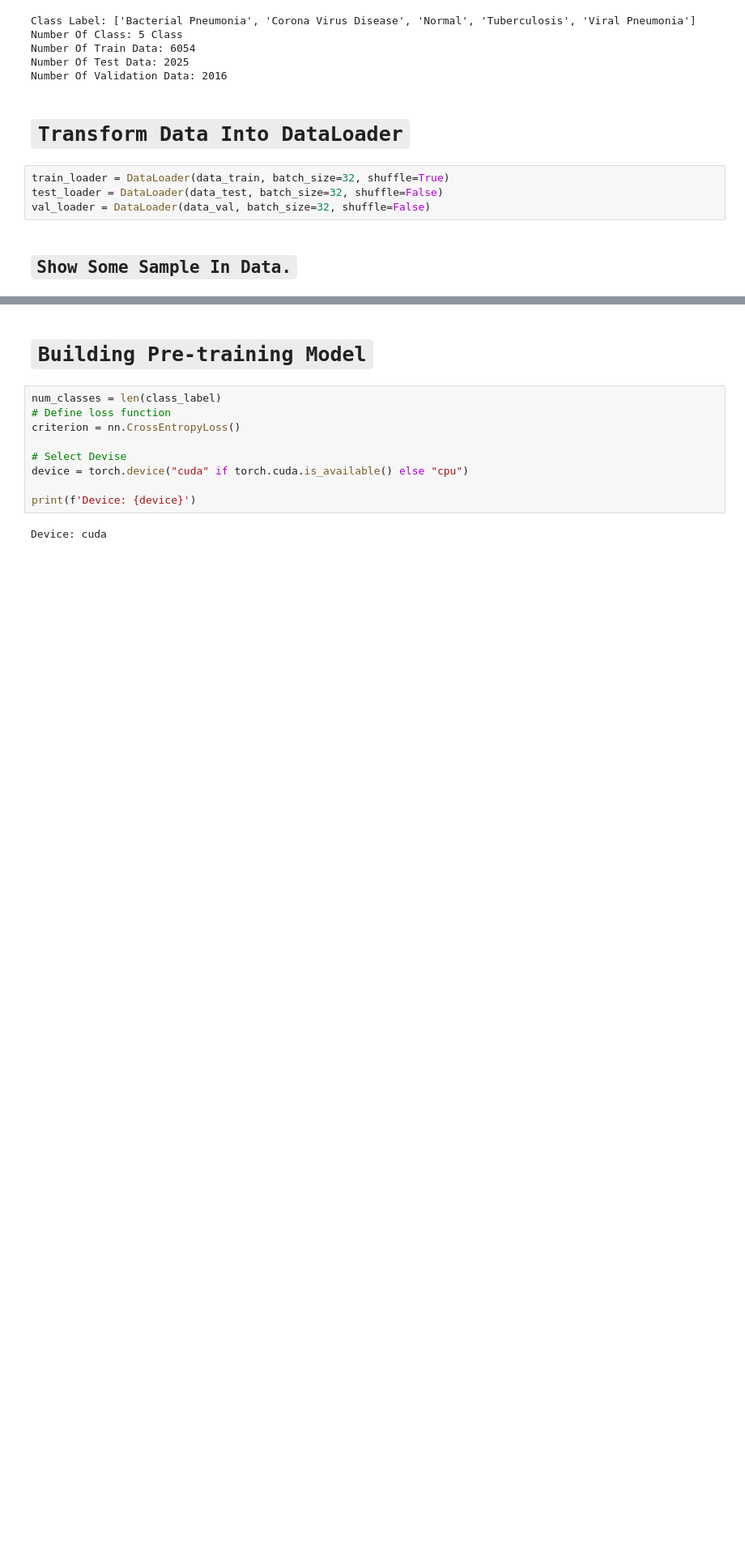
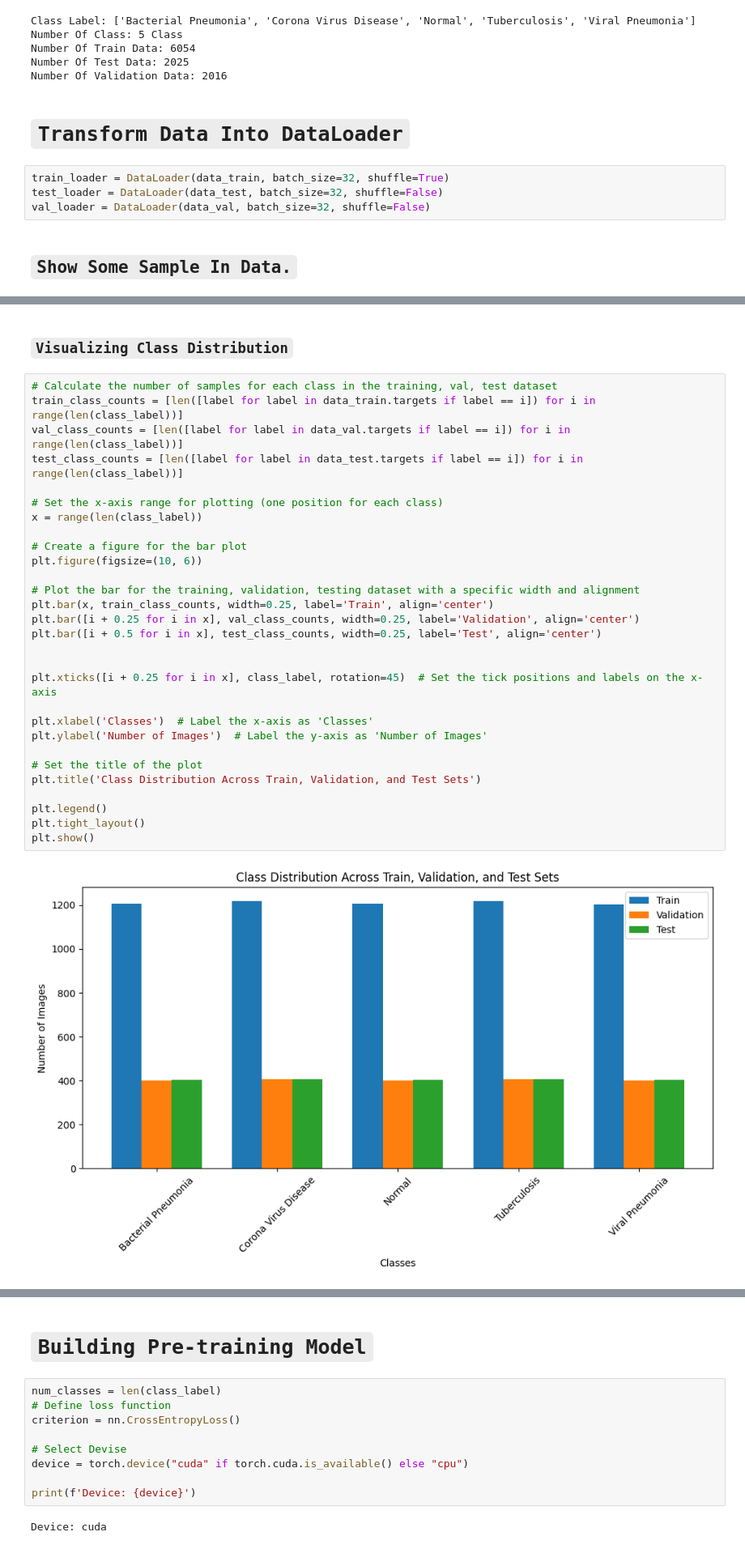
Before and after one commit to Osama-Abo-Bakr/Chest_X-ray_Detection, a Jupyter notebook: DL_Final_project.ipynb, the cells around one changed output, grey strips where cells are left out. Shown at 81% size. Saved outputs shown, nothing was run; the diff lists cells and outputs as text; blank space fills up the shorter version.

```diff
--- a/DL_Final_project.ipynb
+++ b/DL_Final_project.ipynb
@@ -192,0 +197,33 @@ plt.show()
+# %% [markdown]
+### `Visualizing Class Distribution`
+# %%
+# Calculate the number of samples for each class in the training, val, test dataset
+train_class_counts = [len([label for label in data_train.targets if label == i]) for i in range(len(class_label))]
+val_class_counts = [len([label for label in data_val.targets if label == i]) for i in range(len(class_label))]
+test_class_counts = [len([label for label in data_test.targets if label == i]) for i in range(len(class_label))]
+
+# Set the x-axis range for plotting (one position for each class)
+x = range(len(class_label))
+
+# Create a figure for the bar plot
+plt.figure(figsize=(10, 6))
+
+# Plot the bar for the training, validation, testing dataset with a specific width and alignment
+plt.bar(x, train_class_counts, width=0.25, label='Train', align='center')
+plt.bar([i + 0.25 for i in x], val_class_counts, width=0.25, label='Validation', align='center')
+plt.bar([i + 0.5 for i in x], test_class_counts, width=0.25, label='Test', align='center')
+
+
+plt.xticks([i + 0.25 for i in x], class_label, rotation=45)  # Set the tick positions and labels on the x-axis
+
+plt.xlabel('Classes')  # Label the x-axis as 'Classes'
+plt.ylabel('Number of Images')  # Label the y-axis as 'Number of Images'
+
+# Set the title of the plot
+plt.title('Class Distribution Across Train, Validation, and Test Sets')
+
+plt.legend()
+plt.tight_layout()
+plt.show()
+# %% [output]
+[figure, added]
```
Also changed, not shown: parts of 13 cells of this notebook.
